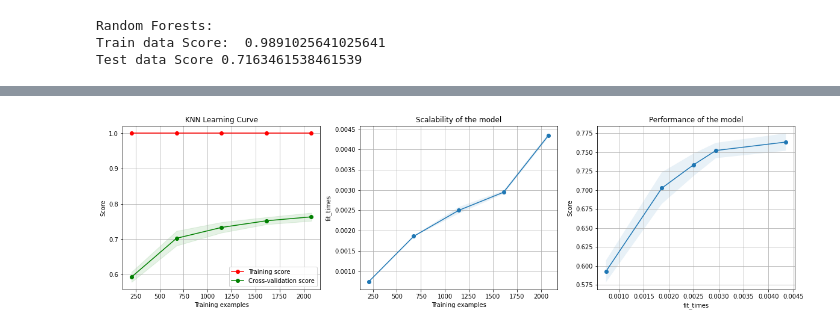
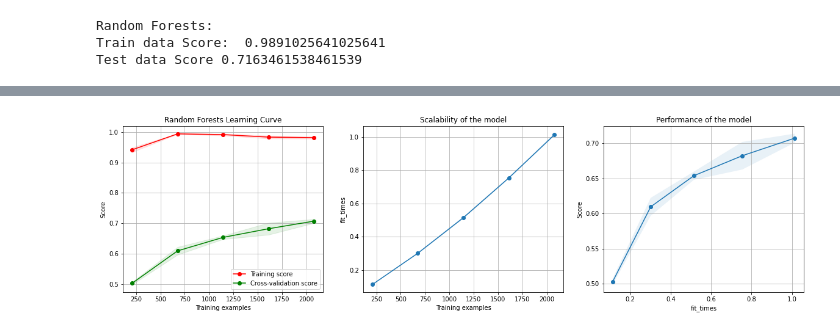
Before and after one commit to Frostai/CS7641, a Jupyter notebook: supervised_learning/madelon.ipynb, the cells around one changed output, grey strips where cells are left out. Cells and saved outputs as stored; diff of their text form; code cells hidden in the pictures.

```diff
--- a/supervised_learning/madelon.ipynb
+++ b/supervised_learning/madelon.ipynb
@@ -21,13 +136,15 @@ y = madelon.values[:,-1]
 X_train, X_test, y_train, y_test = train_test_split(X, y, test_size=0.4, random_state=1)
 # %%
 # DNN
-dnn = MLPClassifier(hidden_layer_sizes=(12,), random_state=1, max_iter=10000, tol=0.0001, n_iter_no_change=100, verbose=VERBOSE)
+dnn = MLPClassifier(hidden_layer_sizes=(1000), random_state=1,\
+    learning_rate='invscaling', max_iter=40000, tol=0.00005, n_iter_no_change=100, verbose=VERBOSE)
 dnn.fit(X_train, y_train)
 print('\nPredict DNN:\n')
 # print(dnn.predict(X_test))
 print('Train data Score: ', dnn.score(X_train, y_train))
 print('Test data Score', dnn.score(X_test, y_test))
-plot_learning_curve(knn, 'KNN Learning Curve', X, y)
+# plt = plot_learning_curve(dnn, 'DNN Learning Curve', X, y)
+# plt.savefig('madelon_dnn.png')
 # %% [output]
 Predict DNN:
 
@@ -38,12 +153,13 @@ Test data Score 0.5182692307692308
 # %%
 
 # KNN
-knn = KNeighborsClassifier(n_neighbors=30, leaf_size=10, weights='distance', n_jobs=-1)
+knn = KNeighborsClassifier(n_neighbors=32, leaf_size=10, weights='distance', n_jobs=-1)
 print('\nPredict KNN:')
-# knn.fit(X_train, y_train)
+knn.fit(X_train, y_train)
 # print(knn.predict(X_test))
-plot_learning_curve(knn, 'KNN Learning Curve', X, y)
-# print('Train data Score: ', knn.score(X_train, y_train))
-# print('Test data Score', knn.score(X_test, y_test))
+print('Train data Score: ', knn.score(X_train, y_train))
+print('Test data Score', knn.score(X_test, y_test))
+plt = plot_learning_curve(knn, 'KNN Learning Curve', X, y)
+plt.savefig('madelon_knn.png')
 # %% [output]
 Predict KNN:
@@ -57,7 +174,8 @@ tree.fit(X_train, y_train)
 # print(tree.predict(X_test))
 print('Train data Score: ', tree.score(X_train, y_train))
 print('Test data Score', tree.score(X_test, y_test))
-plot_learning_curve(knn, 'KNN Learning Curve', X, y)
+plt = plot_learning_curve(tree, 'Decision Trees Learning Curve', X, y)
+plt.savefig('madelon_dt.png')
 # %% [output]
 Decision Trees:
 Train data Score:  0.9378205128205128
@@ -72,7 +189,8 @@ forest.fit(X_train, y_train)
 # print(forest.predict(X_test))
 print('Train data Score: ', forest.score(X_train, y_train))
 print('Test data Score', forest.score(X_test, y_test))
-plot_learning_curve(knn, 'KNN Learning Curve', X, y)
+plt = plot_learning_curve(forest, 'Random Forests Learning Curve', X, y)
+plt.savefig('madelon_forest.png')
 # %% [output]
 Random Forests:
 Train data Score:  0.9891025641025641
@@ -81,4 +198,4 @@ Test data Score 0.7163461538461539
-[figure, old version]
+[figure, new version]
 # %%
 # SVM
 print('\nSVM:')
```
Also changed, not shown: parts of 7 cells of this notebook, 22 other files.
